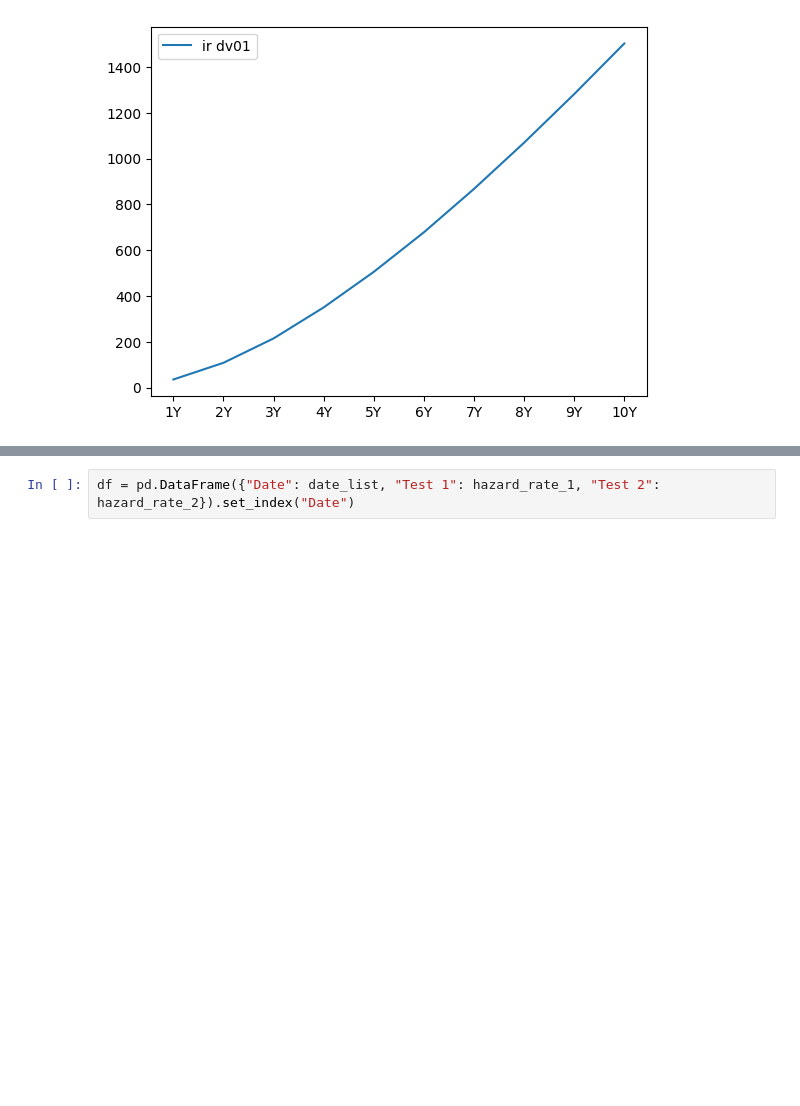
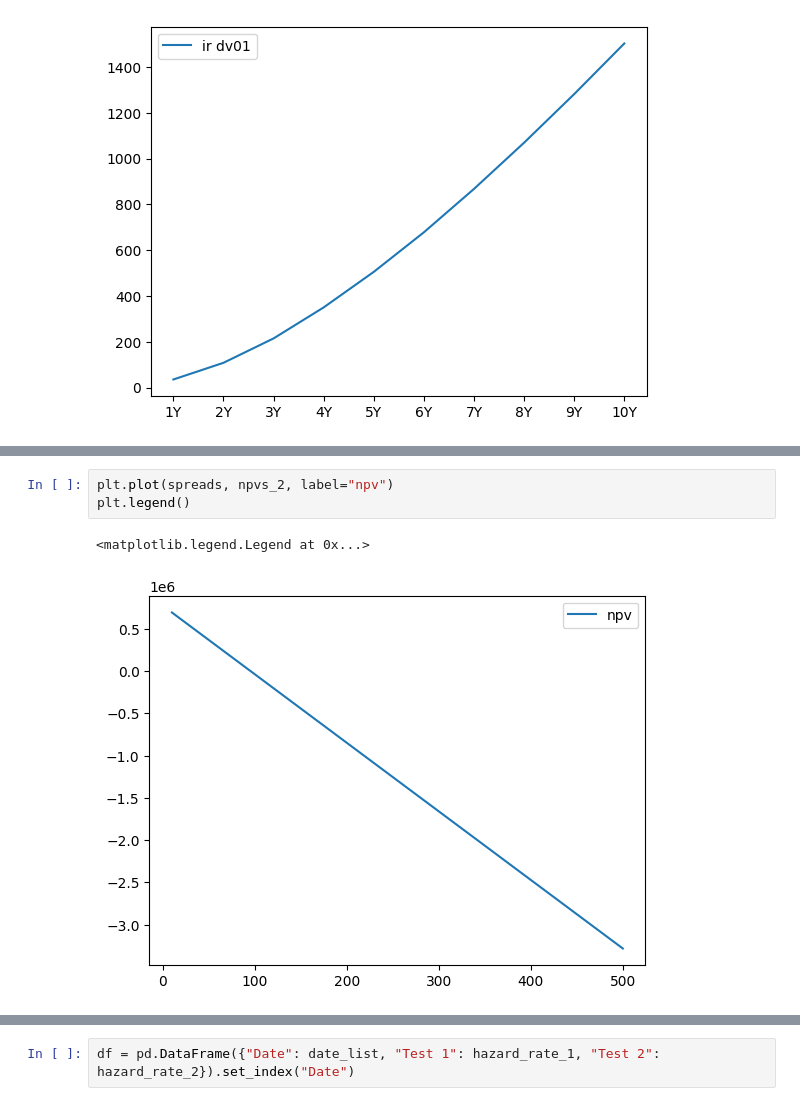
Before and after one commit to Mxyzptlk-Z/NEMESIS, a Jupyter notebook: analysis/CDS sensitivity analysis.ipynb, the cells around one changed output, grey strips where cells are left out. Drawn from its saved outputs; the diff is of its cells as text; blank space fills up the shorter version.

```diff
--- a/unit_test/CDS sensitivity analysis.ipynb
+++ b/analysis/CDS sensitivity analysis.ipynb
@@ -393,0 +441,6 @@ plt.legend()
+# %%
+plt.plot(spreads, npvs_2, label="npv")
+plt.legend()
+# %% [output]
+<matplotlib.legend.Legend at 0x...>
+[figure, added]
```
Also changed, not shown: parts of 4 cells of this notebook, 4 other files.
